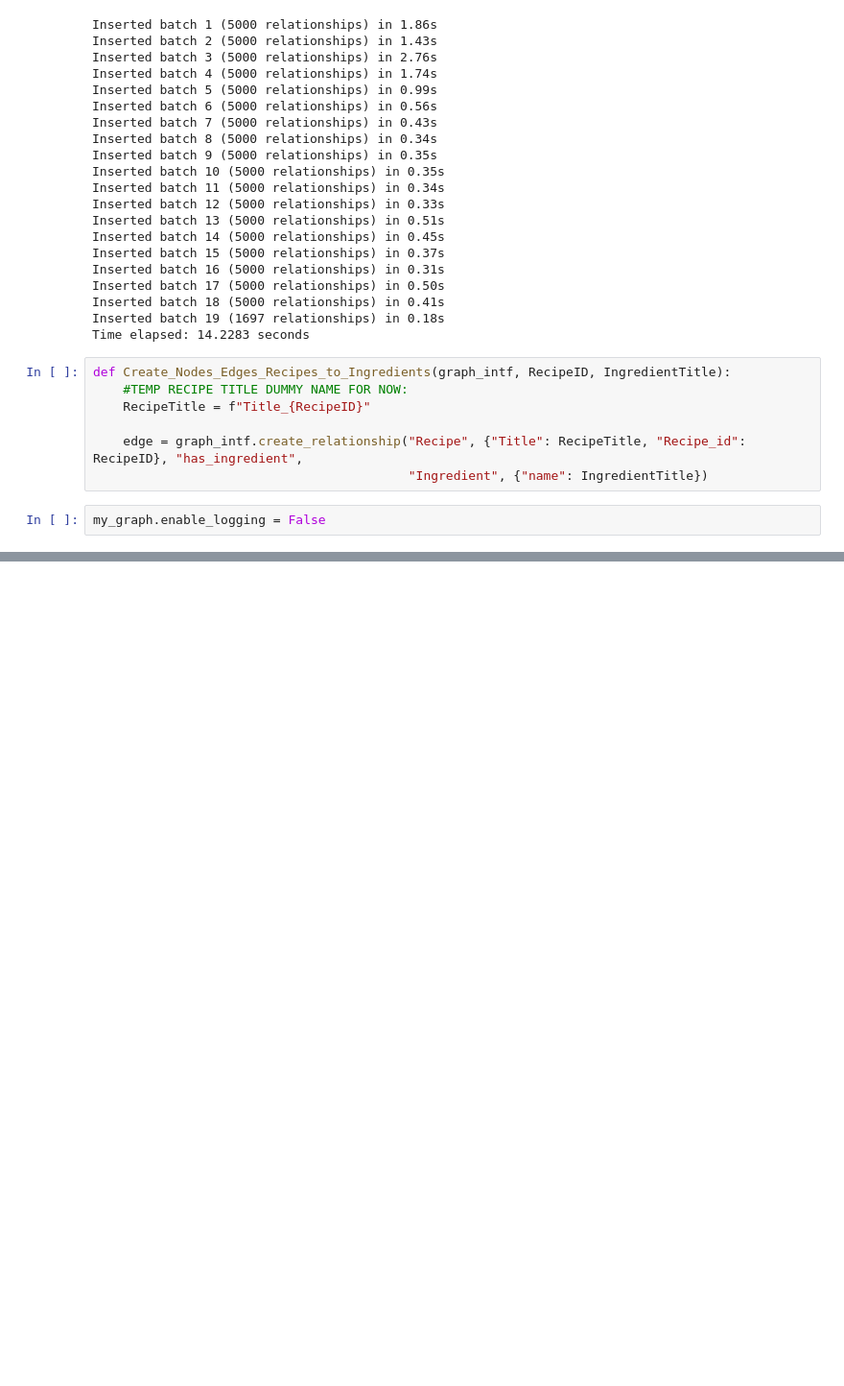
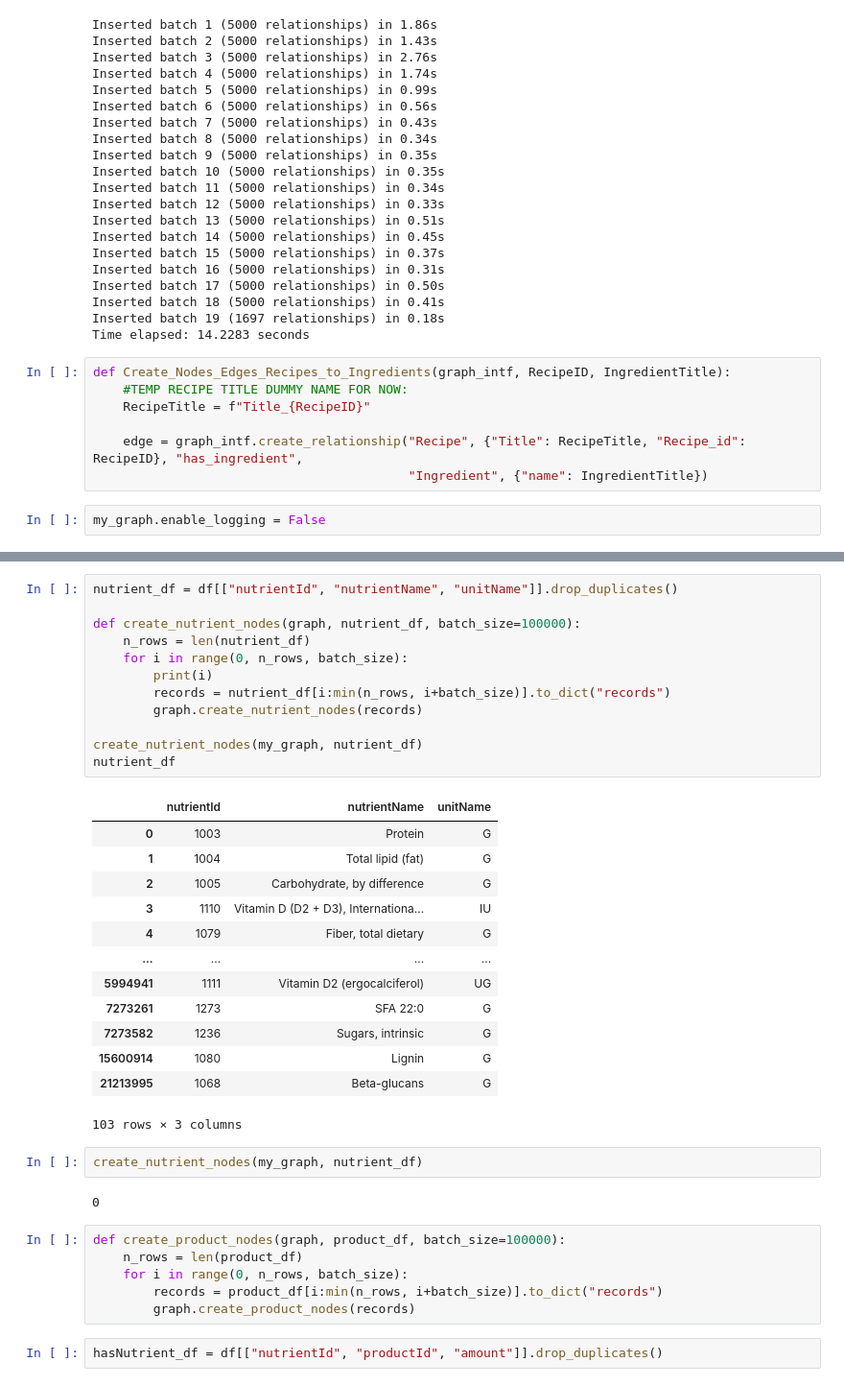
Before and after one commit to DirtyChay/food-knowledge-graph, a Jupyter notebook: NEO4J_interface.ipynb, the cells around one changed output, grey strips where cells are left out. Shown at 96% size. Saved outputs shown, nothing was run; the diff lists cells and outputs as text; blank space fills up the shorter version.

```diff
--- a/NEO4J_interface.ipynb
+++ b/NEO4J_interface.ipynb
@@ -404,0 +994,38 @@ my_graph.enable_logging = False
+# %%
+nutrient_df = df[["nutrientId", "nutrientName", "unitName"]].drop_duplicates()
+
+def create_nutrient_nodes(graph, nutrient_df, batch_size=100000):
+    n_rows = len(nutrient_df)
+    for i in range(0, n_rows, batch_size):
+        print(i)
+        records = nutrient_df[i:min(n_rows, i+batch_size)].to_dict("records")
+        graph.create_nutrient_nodes(records)
+
+create_nutrient_nodes(my_graph, nutrient_df)
+nutrient_df
+# %% [output]
+|  | nutrientId | nutrientName | unitName |
+| 0 | 1003 | Protein | G |
+| 1 | 1004 | Total lipid (fat) | G |
+| 2 | 1005 | Carbohydrate, by difference | G |
+| 3 | 1110 | Vitamin D (D2 + D3), Internationa... | IU |
+| 4 | 1079 | Fiber, total dietary | G |
+| ... | ... | ... | ... |
+| 5994941 | 1111 | Vitamin D2 (ergocalciferol) | UG |
+| 7273261 | 1273 | SFA 22:0 | G |
+| 7273582 | 1236 | Sugars, intrinsic | G |
+| 15600914 | 1080 | Lignin | G |
+| 21213995 | 1068 | Beta-glucans | G |
+103 rows × 3 columns
+# %%
+create_nutrient_nodes(my_graph, nutrient_df)
+# %% [output]
+0
+# %%
+def create_product_nodes(graph, product_df, batch_size=100000):
+    n_rows = len(product_df)
+    for i in range(0, n_rows, batch_size):
+        records = product_df[i:min(n_rows, i+batch_size)].to_dict("records")
+        graph.create_product_nodes(records)
+# %%
+hasNutrient_df = df[["nutrientId", "productId", "amount"]].drop_duplicates()
```
Also changed, not shown: parts of 18 cells of this notebook, 1 other file.
